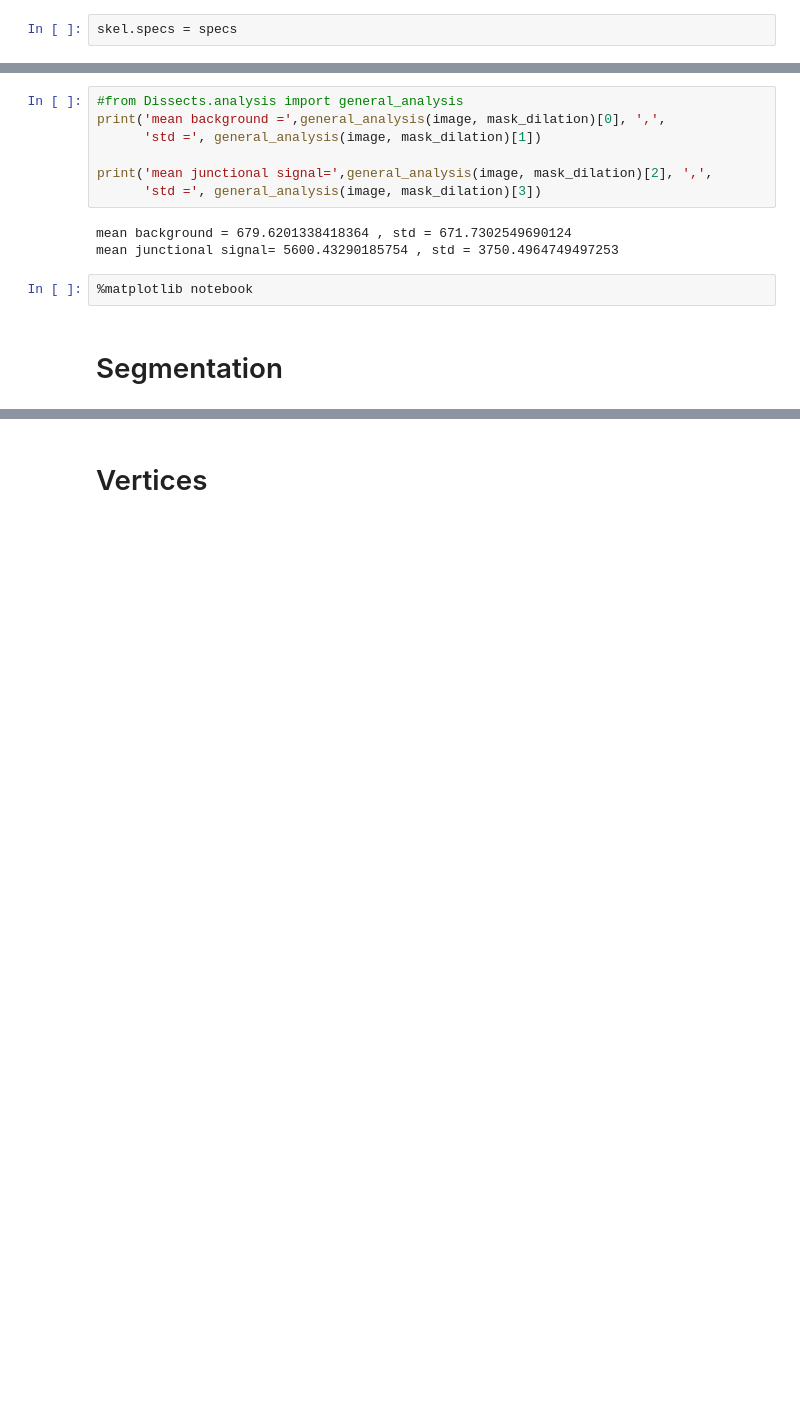
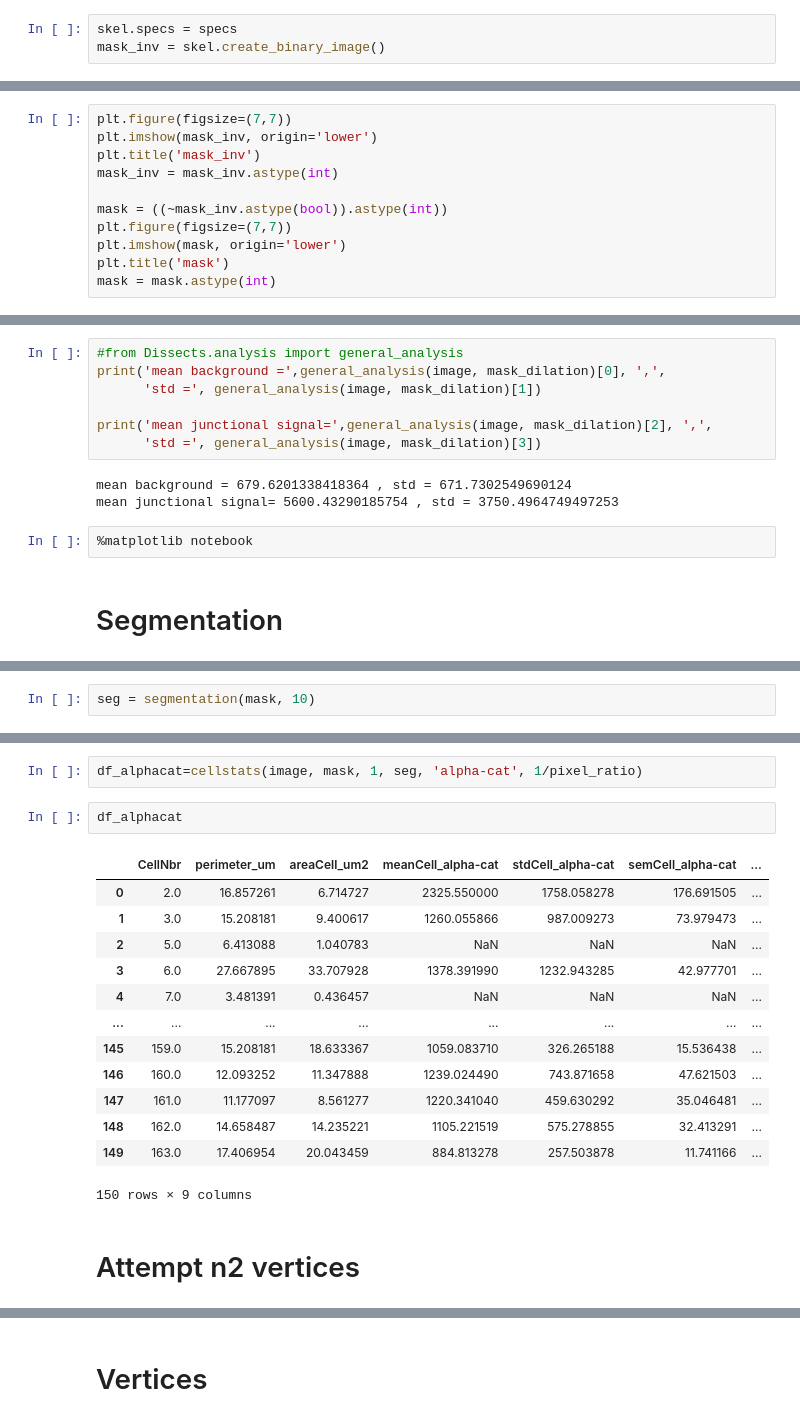
Before and after one commit to suzannelab/Dissect, a Jupyter notebook: notebook/2D-DISSECT-New_architecture-Copy2.ipynb, the cells around one changed output, grey strips where cells are left out. Saved outputs shown, nothing was run; the diff lists cells and outputs as text; blank space fills up the shorter version.

```diff
--- a/notebook/2D-DISSECT-New_architecture-Copy2.ipynb
+++ b/notebook/2D-DISSECT-New_architecture-Copy2.ipynb
@@ -69,3 +69,4 @@ plt.scatter(skel.point[skel.point['filament']==0]['x'],
 <matplotlib.collections.PathCollection at 0x...>
 # %%
 skel.specs = specs
+mask_inv = skel.create_binary_image()
@@ -79,0 +73,11 @@ plt.imshow(mask)
+# %%
+plt.figure(figsize=(7,7))
+plt.imshow(mask_inv, origin='lower')
+plt.title('mask_inv')
+mask_inv = mask_inv.astype(int)
+
+mask = ((~mask_inv.astype(bool)).astype(int))
+plt.figure(figsize=(7,7))
+plt.imshow(mask, origin='lower')
+plt.title('mask')
+mask = mask.astype(int)
@@ -313,0 +160,2 @@ df_acat
+# %%
+seg = segmentation(mask, 10)
@@ -313,0 +190,20 @@ df_acat
+# %%
+df_alphacat=cellstats(image, mask, 1, seg, 'alpha-cat', 1/pixel_ratio)
+# %%
+df_alphacat
+# %% [output]
+|  | CellNbr | perimeter_um | areaCell_um2 | meanCell_alpha-cat | stdCell_alpha-cat | semCell_alpha-cat | ... |
+| 0 | 2.0 | 16.857261 | 6.714727 | 2325.550000 | 1758.058278 | 176.691505 | ... |
+| 1 | 3.0 | 15.208181 | 9.400617 | 1260.055866 | 987.009273 | 73.979473 | ... |
+| 2 | 5.0 | 6.413088 | 1.040783 | NaN | NaN | NaN | ... |
+| 3 | 6.0 | 27.667895 | 33.707928 | 1378.391990 | 1232.943285 | 42.977701 | ... |
+| 4 | 7.0 | 3.481391 | 0.436457 | NaN | NaN | NaN | ... |
+| ... | ... | ... | ... | ... | ... | ... | ... |
+| 145 | 159.0 | 15.208181 | 18.633367 | 1059.083710 | 326.265188 | 15.536438 | ... |
+| 146 | 160.0 | 12.093252 | 11.347888 | 1239.024490 | 743.871658 | 47.621503 | ... |
+| 147 | 161.0 | 11.177097 | 8.561277 | 1220.341040 | 459.630292 | 35.046481 | ... |
+| 148 | 162.0 | 14.658487 | 14.235221 | 1105.221519 | 575.278855 | 32.413291 | ... |
+| 149 | 163.0 | 17.406954 | 20.043459 | 884.813278 | 257.503878 | 11.741166 | ... |
+150 rows × 9 columns
+# %% [markdown]
+# Attempt n2 vertices
```
Also changed, not shown: parts of 84 cells of this notebook.
